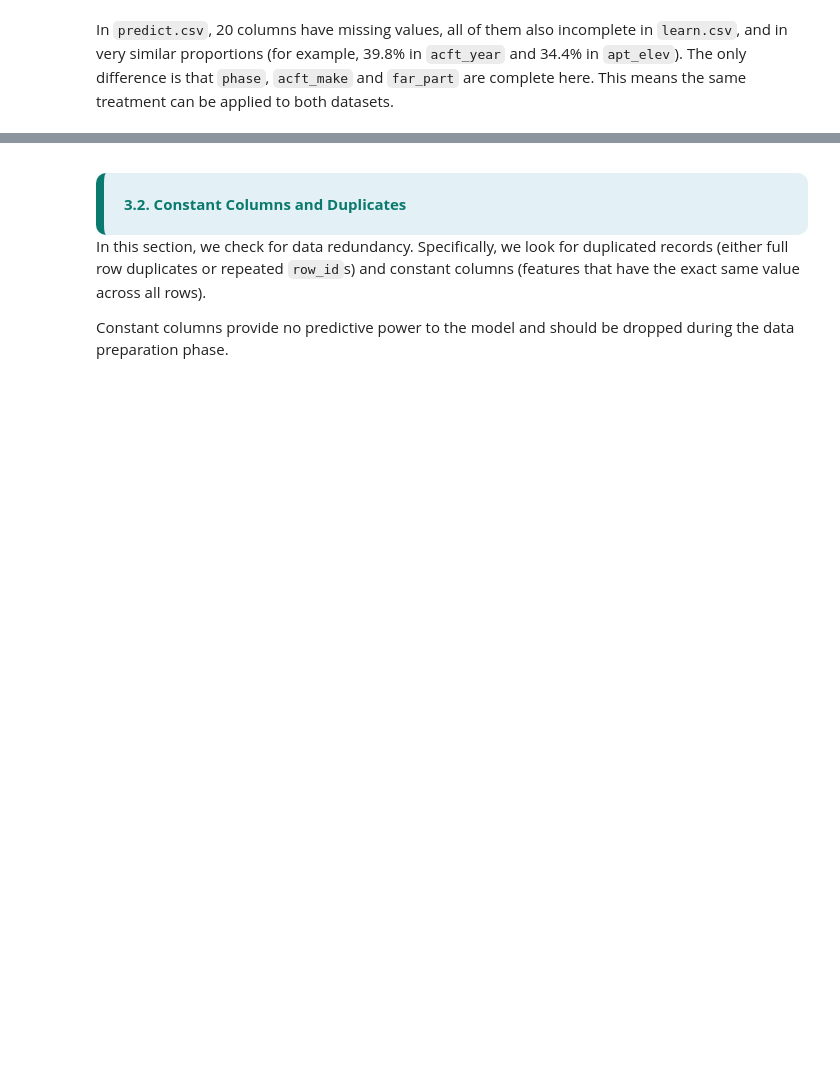
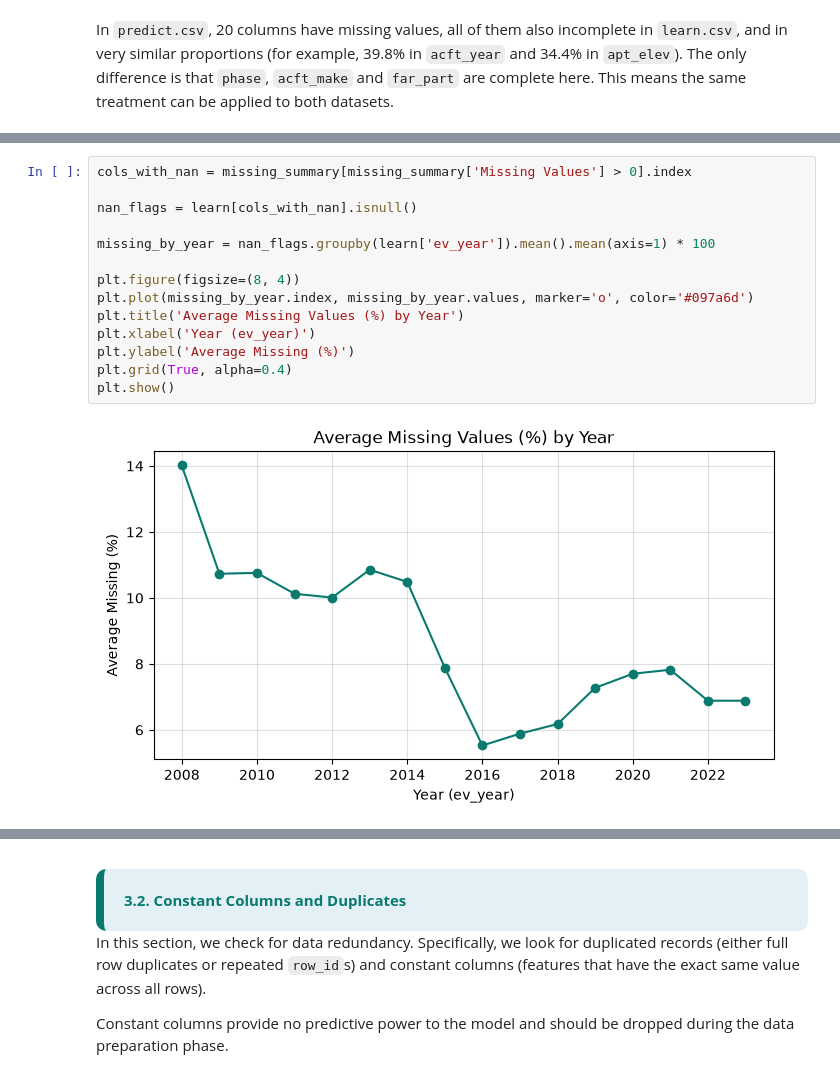
Before and after one commit to martim-dot/ML_Project, a Jupyter notebook: primeiraparte.ipynb, the cells around one changed output, grey strips where cells are left out. Cells and saved outputs as stored; diff of their text form; blank space fills up the shorter version.

```diff
--- a/primeiraparte.ipynb
+++ b/primeiraparte.ipynb
@@ -690,0 +631,16 @@ In `predict.csv`, 20 columns have missing values, all of them also incomplete in
+# %%
+cols_with_nan = missing_summary[missing_summary['Missing Values'] > 0].index
+
+nan_flags = learn[cols_with_nan].isnull()
+
+missing_by_year = nan_flags.groupby(learn['ev_year']).mean().mean(axis=1) * 100
+
+plt.figure(figsize=(8, 4))
+plt.plot(missing_by_year.index, missing_by_year.values, marker='o', color='#097a6d')
+plt.title('Average Missing Values (%) by Year')
+plt.xlabel('Year (ev_year)')
+plt.ylabel('Average Missing (%)')
+plt.grid(True, alpha=0.4)
+plt.show()
+# %% [output]
+[figure, added]
```
Also changed, not shown: parts of 23 cells of this notebook.
